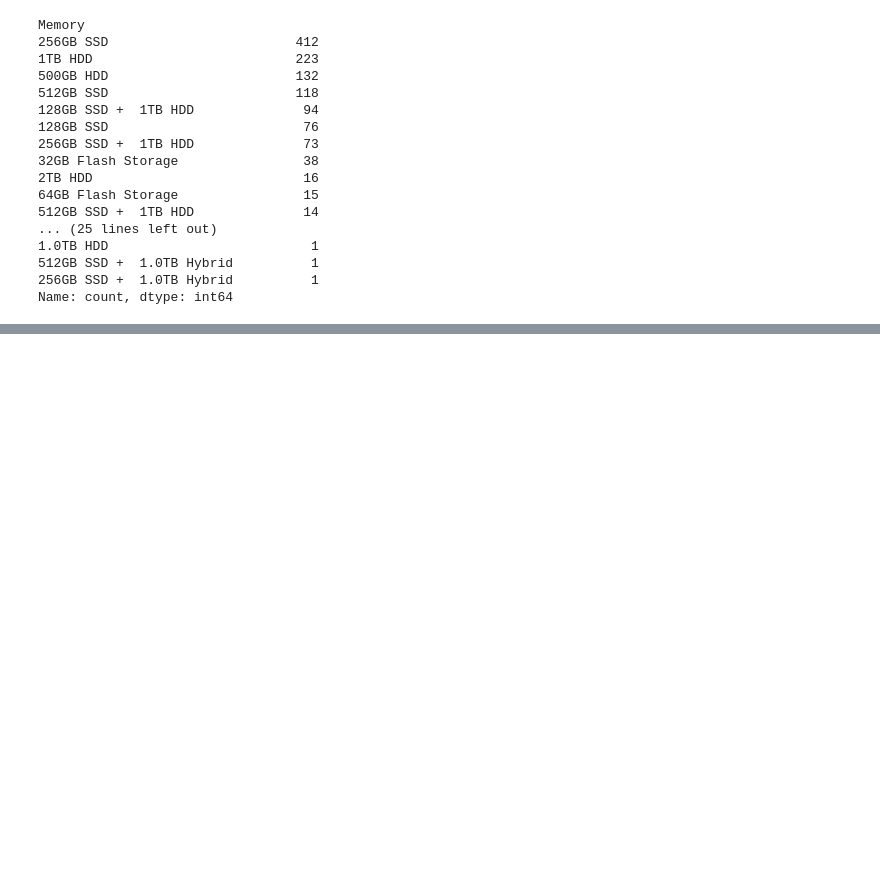
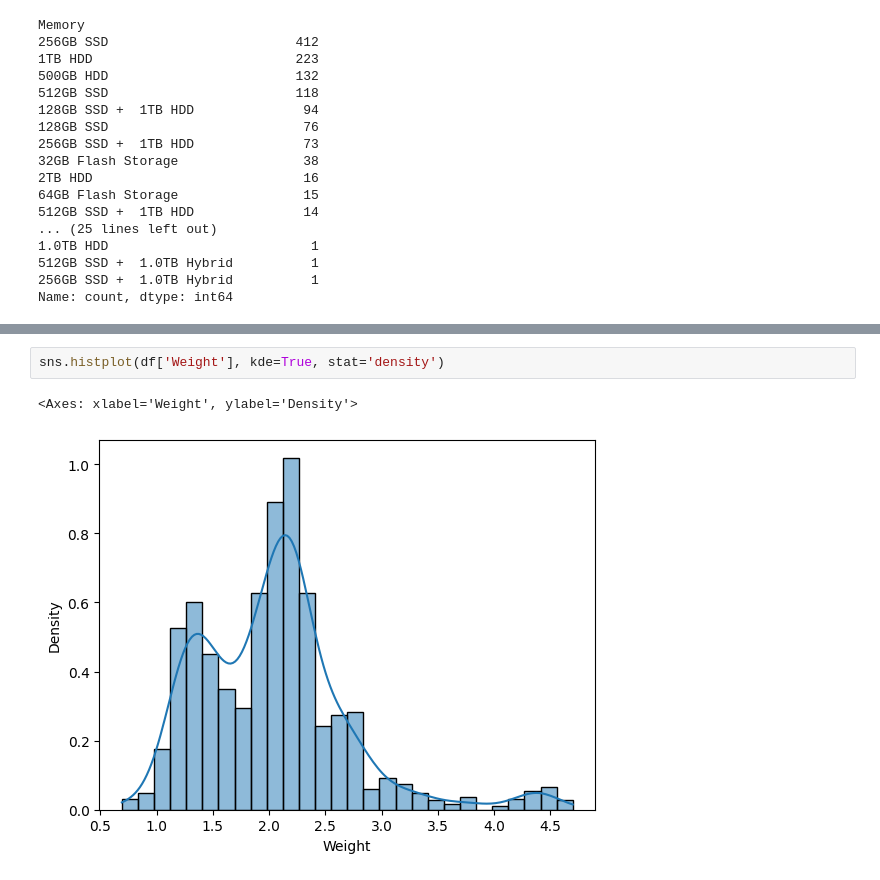
Before and after one commit to LuluW8071/Laptop-Price-Prediction, a Jupyter notebook: model/model.ipynb, the cells around one changed output, grey strips where cells are left out. Saved outputs shown, nothing was run; the diff lists cells and outputs as text; blank space fills up the shorter version.

```diff
--- a/model/model.ipynb
+++ b/model/model.ipynb
@@ -435,0 +624,5 @@ df.sample(5)
+# %%
+sns.histplot(df['Weight'], kde=True, stat='density')
+# %% [output]
+<Axes: xlabel='Weight', ylabel='Density'>
+[figure, added]
```
Also changed, not shown: parts of 46 cells of this notebook.
